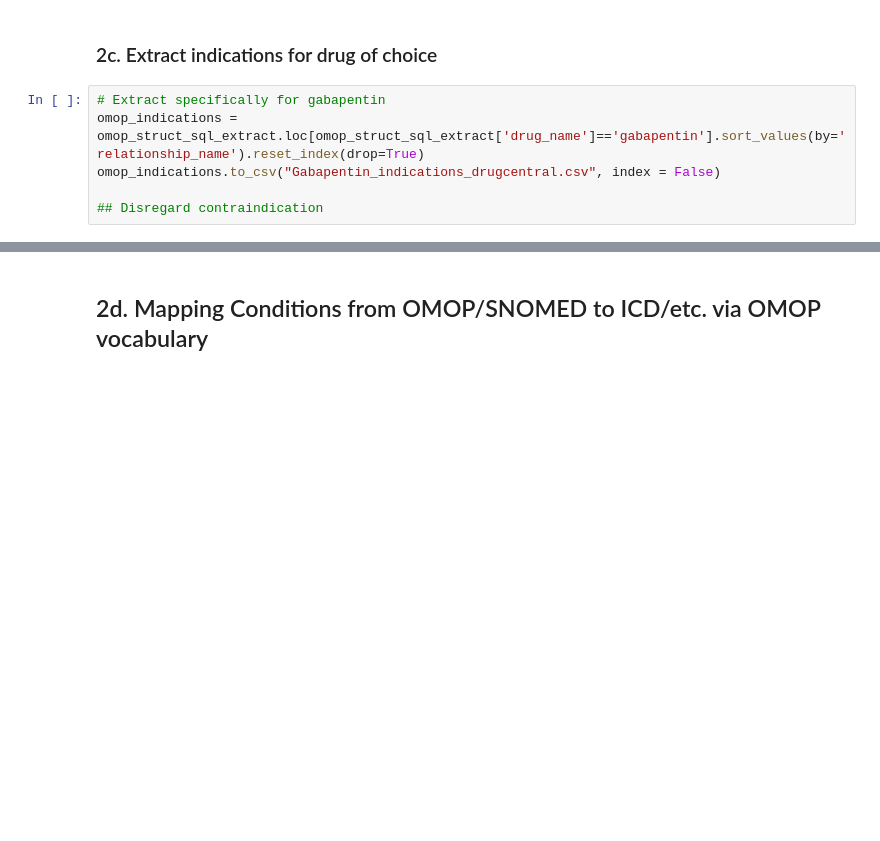
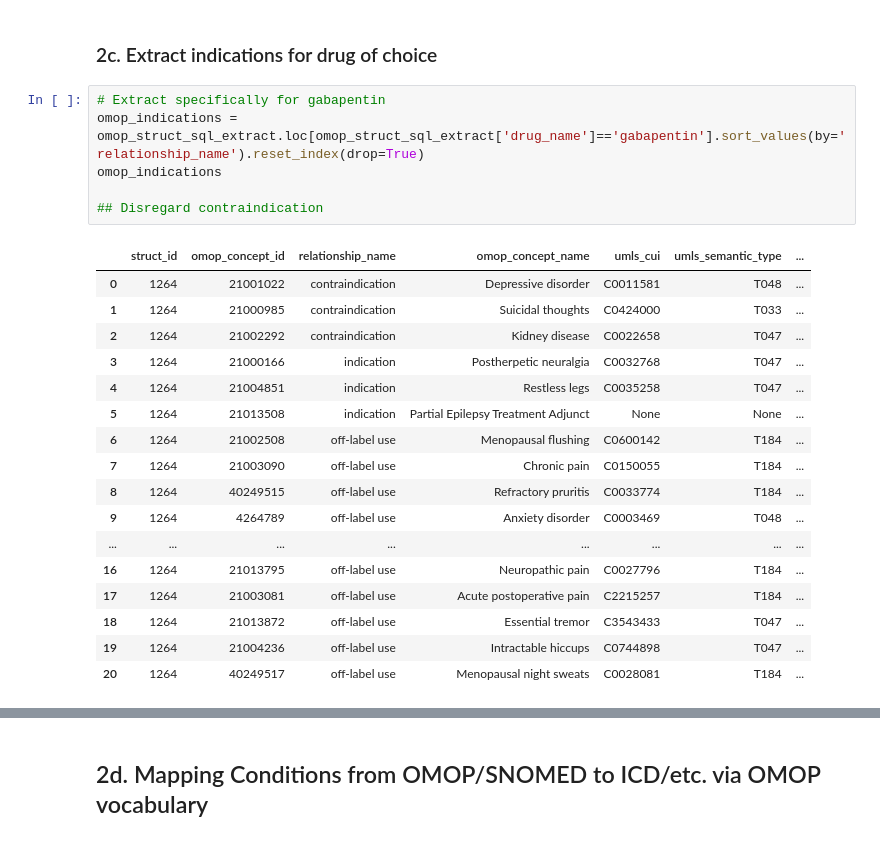
Before and after one commit to kaylas2138/off_label, a Jupyter notebook: DrugInd_Extraction.ipynb, the cells around one changed output, grey strips where cells are left out. Drawn from its saved outputs; the diff is of its cells as text; blank space fills up the shorter version.

```diff
--- a/DrugInd_Extraction.ipynb
+++ b/DrugInd_Extraction.ipynb
@@ -402,6 +396,24 @@ omop_struct_sql_extract
 # %%
 # Extract specifically for gabapentin
 omop_indications = omop_struct_sql_extract.loc[omop_struct_sql_extract['drug_name']=='gabapentin'].sort_values(by='relationship_name').reset_index(drop=True)
-omop_indications.to_csv("Gabapentin_indications_drugcentral.csv", index = False)
+omop_indications
 
 ## Disregard contraindication
+# %% [output]
+|  | struct_id | omop_concept_id | relationship_name | omop_concept_name | umls_cui | umls_semantic_type | ... |
+| 0 | 1264 | 21001022 | contraindication | Depressive disorder | C0011581 | T048 | ... |
+| 1 | 1264 | 21000985 | contraindication | Suicidal thoughts | C0424000 | T033 | ... |
+| 2 | 1264 | 21002292 | contraindication | Kidney disease | C0022658 | T047 | ... |
+| 3 | 1264 | 21000166 | indication | Postherpetic neuralgia | C0032768 | T047 | ... |
+| 4 | 1264 | 21004851 | indication | Restless legs | C0035258 | T047 | ... |
+| 5 | 1264 | 21013508 | indication | Partial Epilepsy Treatment Adjunct | None | None | ... |
+| 6 | 1264 | 21002508 | off-label use | Menopausal flushing | C0600142 | T184 | ... |
+| 7 | 1264 | 21003090 | off-label use | Chronic pain | C0150055 | T184 | ... |
+| 8 | 1264 | 40249515 | off-label use | Refractory pruritis | C0033774 | T184 | ... |
+| 9 | 1264 | 4264789 | off-label use | Anxiety disorder | C0003469 | T048 | ... |
+| ... | ... | ... | ... | ... | ... | ... | ... |
+| 16 | 1264 | 21013795 | off-label use | Neuropathic pain | C0027796 | T184 | ... |
+| 17 | 1264 | 21003081 | off-label use | Acute postoperative pain | C2215257 | T184 | ... |
+| 18 | 1264 | 21013872 | off-label use | Essential tremor | C3543433 | T047 | ... |
+| 19 | 1264 | 21004236 | off-label use | Intractable hiccups | C0744898 | T047 | ... |
+| 20 | 1264 | 40249517 | off-label use | Menopausal night sweats | C0028081 | T184 | ... |
```
Also changed, not shown: parts of 12 cells of this notebook.
